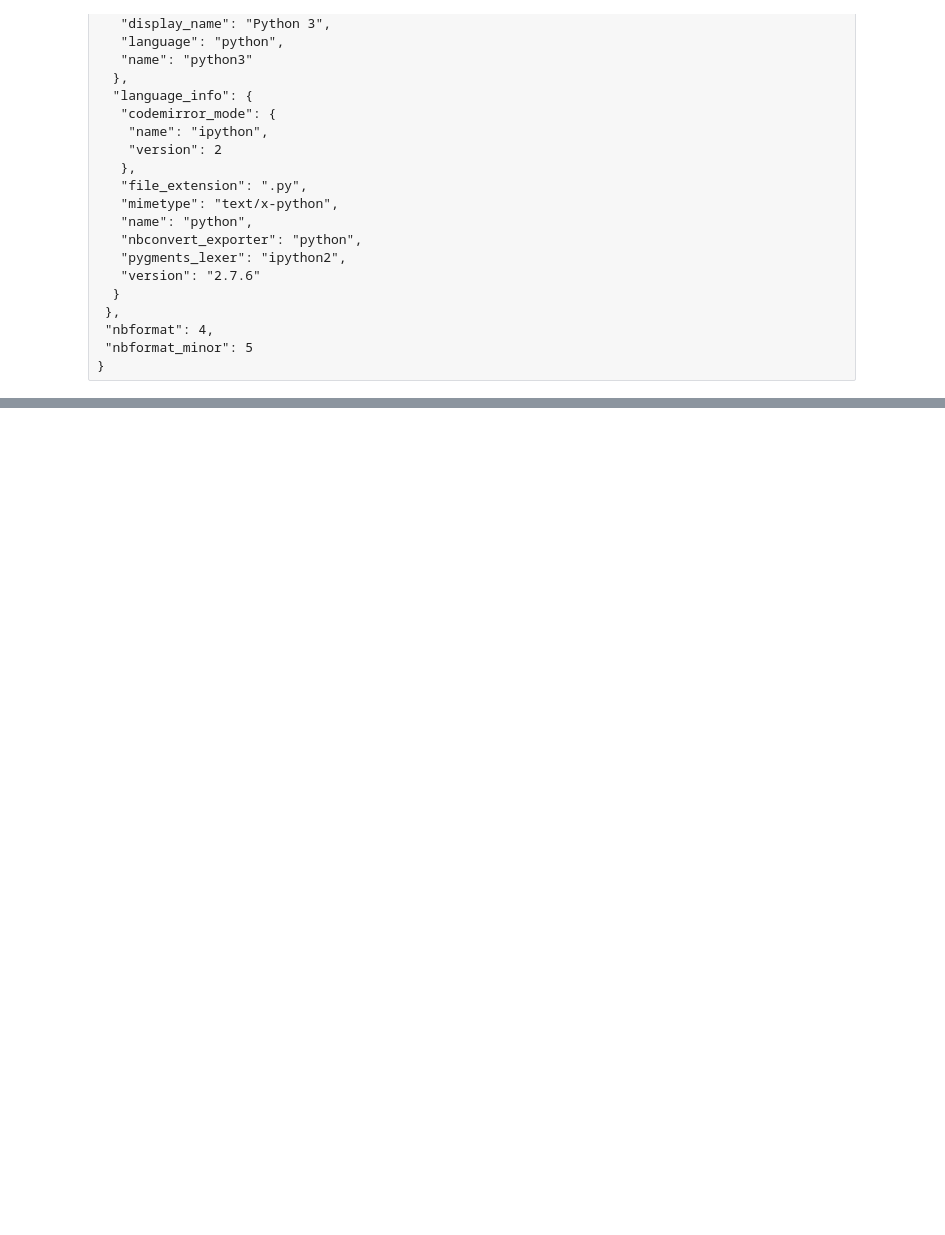
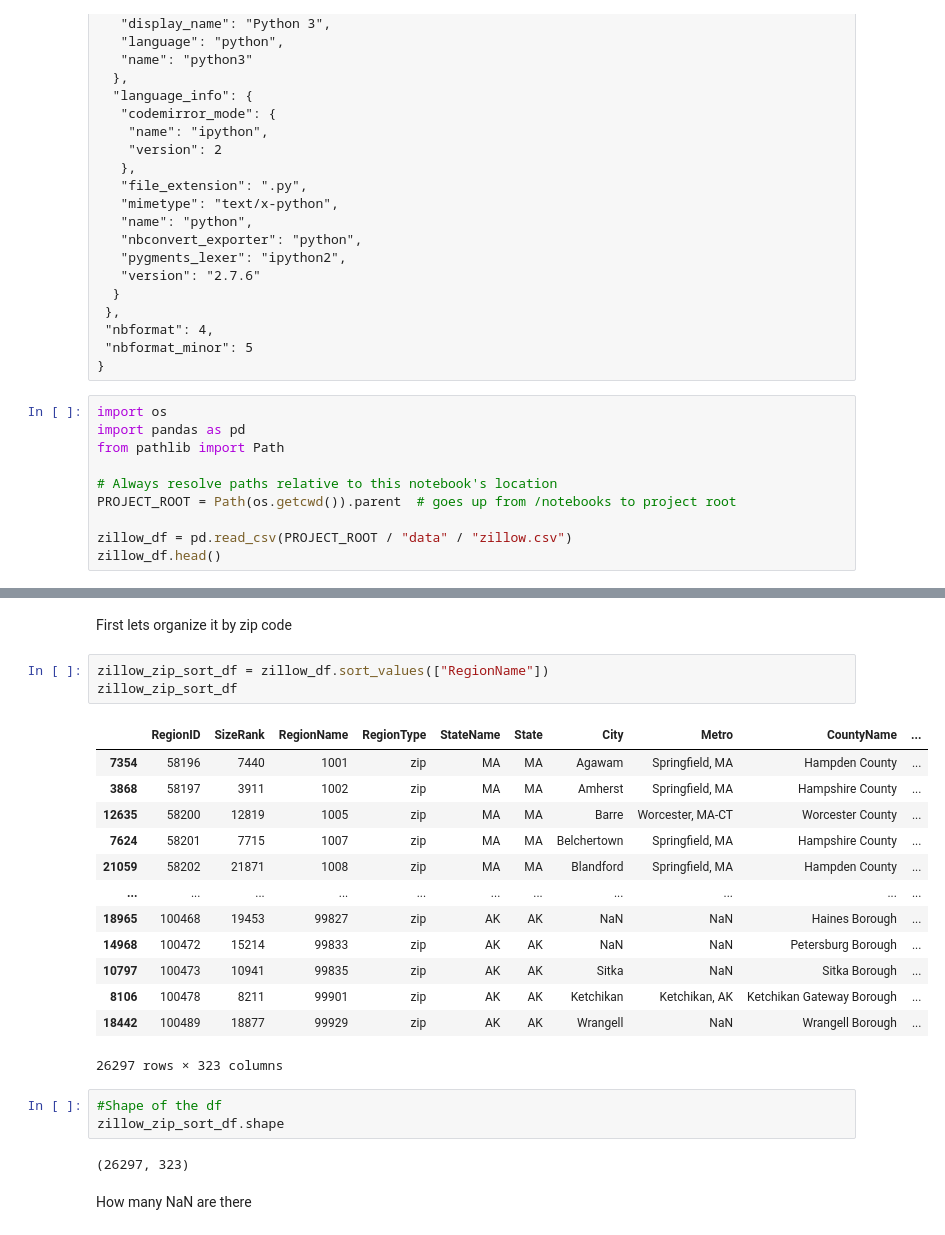
Before and after one commit to JazzyMrDerp/walkability-housing-prices-, a Jupyter notebook: notebooks/cleaning zillow data.ipynb, the cells around one changed output, grey strips where cells are left out. Drawn from its saved outputs; the diff is of its cells as text; blank space fills up the shorter version.

```diff
--- a/notebooks/cleaning zillow data.ipynb
+++ b/notebooks/cleaning zillow data.ipynb
@@ -695,3 +695,13 @@
  "nbformat": 4,
  "nbformat_minor": 5
 }
+# %%
+import os
+import pandas as pd
+from pathlib import Path
+
+# Always resolve paths relative to this notebook's location
+PROJECT_ROOT = Path(os.getcwd()).parent  # goes up from /notebooks to project root
+
+zillow_df = pd.read_csv(PROJECT_ROOT / "data" / "zillow.csv")
+zillow_df.head()
@@ -697,0 +716,26 @@
+# %% [markdown]
+First lets organize it by zip code
+# %%
+zillow_zip_sort_df = zillow_df.sort_values(["RegionName"])
+zillow_zip_sort_df
+# %% [output]
+|  | RegionID | SizeRank | RegionName | RegionType | StateName | State | City | Metro | CountyName | ... |
+| 7354 | 58196 | 7440 | 1001 | zip | MA | MA | Agawam | Springfield, MA | Hampden County | ... |
+| 3868 | 58197 | 3911 | 1002 | zip | MA | MA | Amherst | Springfield, MA | Hampshire County | ... |
+| 12635 | 58200 | 12819 | 1005 | zip | MA | MA | Barre | Worcester, MA-CT | Worcester County | ... |
+| 7624 | 58201 | 7715 | 1007 | zip | MA | MA | Belchertown | Springfield, MA | Hampshire County | ... |
+| 21059 | 58202 | 21871 | 1008 | zip | MA | MA | Blandford | Springfield, MA | Hampden County | ... |
+| ... | ... | ... | ... | ... | ... | ... | ... | ... | ... | ... |
+| 18965 | 100468 | 19453 | 99827 | zip | AK | AK | NaN | NaN | Haines Borough | ... |
+| 14968 | 100472 | 15214 | 99833 | zip | AK | AK | NaN | NaN | Petersburg Borough | ... |
+| 10797 | 100473 | 10941 | 99835 | zip | AK | AK | Sitka | NaN | Sitka Borough | ... |
+| 8106 | 100478 | 8211 | 99901 | zip | AK | AK | Ketchikan | Ketchikan, AK | Ketchikan Gateway Borough | ... |
+| 18442 | 100489 | 18877 | 99929 | zip | AK | AK | Wrangell | NaN | Wrangell Borough | ... |
+26297 rows × 323 columns
+# %%
+#Shape of the df
+zillow_zip_sort_df.shape
+# %% [output]
+(26297, 323)
+# %% [markdown]
+How many NaN are there
```
Also changed, not shown: parts of 6 cells of this notebook, 1 other file.
